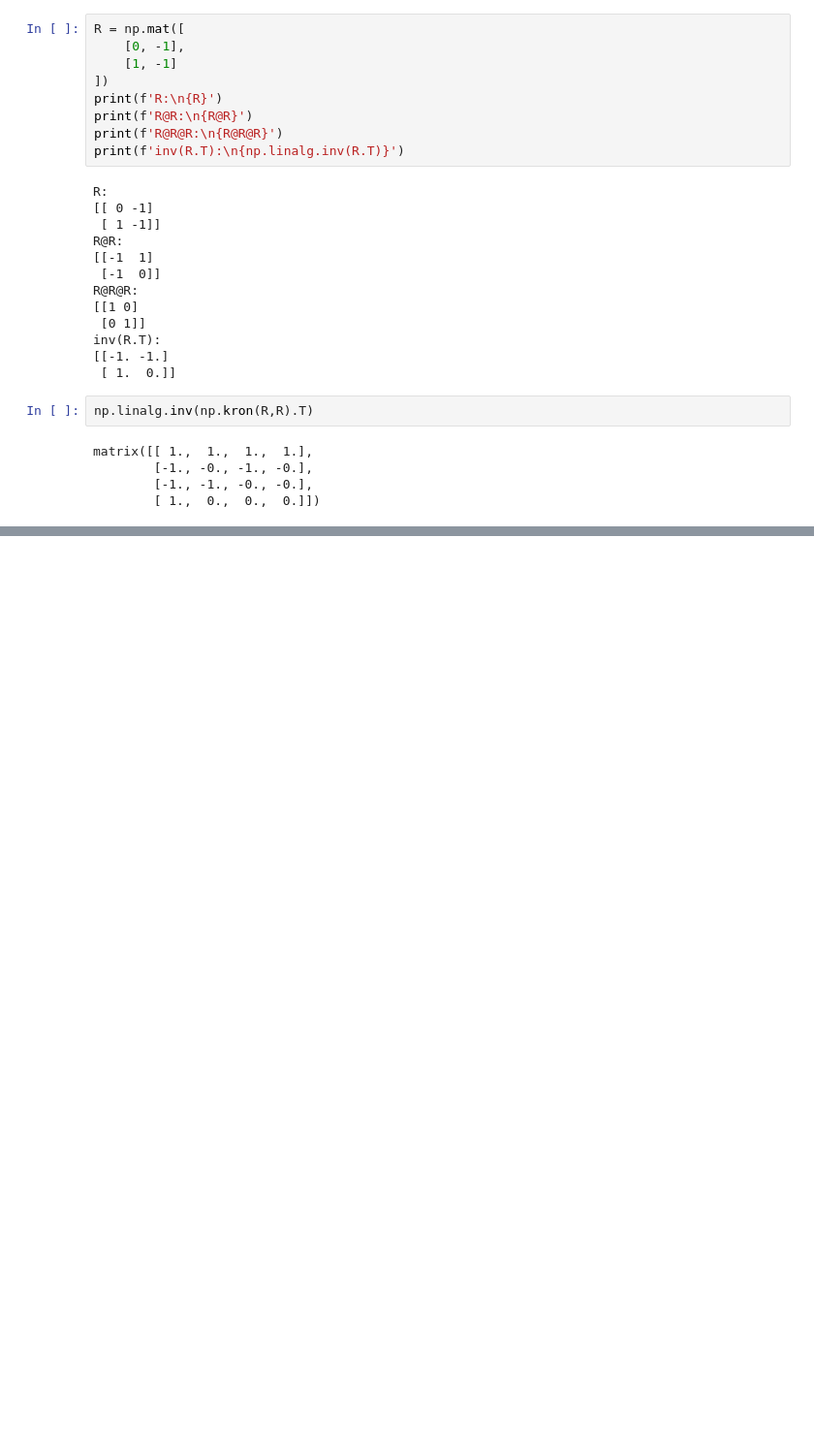
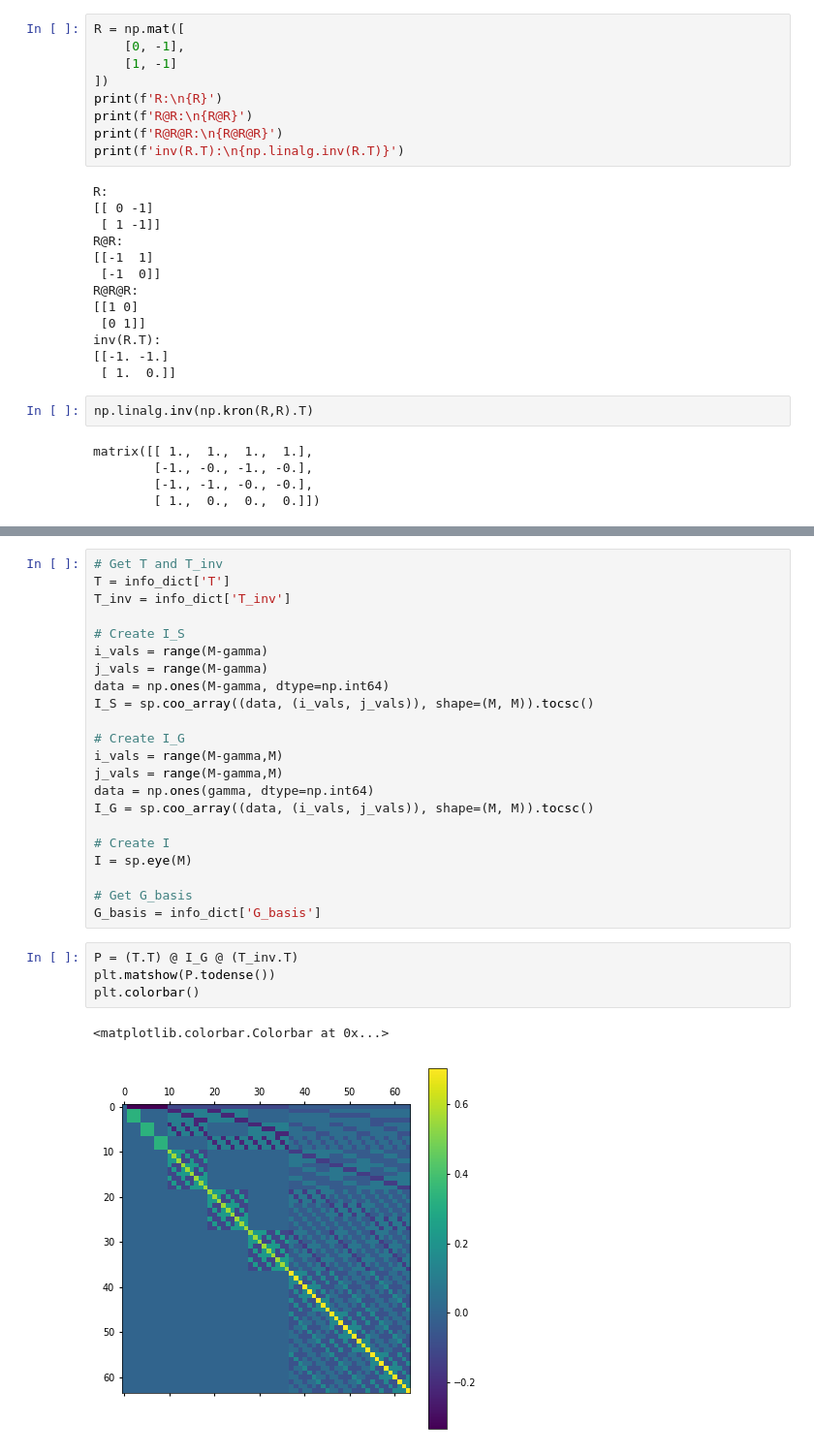
Before and after one commit to jbkinney/23_posfai, a Jupyter notebook: paper2/fig_3.ipynb, the cells around one changed output, grey strips where cells are left out. Shown: that part at 97% size. Saved outputs shown, nothing was run; the diff lists cells and outputs as text; blank space fills up the shorter version.

```diff
--- a/paper2/fig_3.ipynb
+++ b/paper2/fig_3.ipynb
@@ -278,0 +339,29 @@ matrix([[ 1.,  1.,  1.,  1.],
+# %%
+# Get T and T_inv
+T = info_dict['T']
+T_inv = info_dict['T_inv']
+
+# Create I_S
+i_vals = range(M-gamma)
+j_vals = range(M-gamma)
+data = np.ones(M-gamma, dtype=np.int64)
+I_S = sp.coo_array((data, (i_vals, j_vals)), shape=(M, M)).tocsc()
+
+# Create I_G
+i_vals = range(M-gamma,M)
+j_vals = range(M-gamma,M)
+data = np.ones(gamma, dtype=np.int64)
+I_G = sp.coo_array((data, (i_vals, j_vals)), shape=(M, M)).tocsc()
+
+# Create I
+I = sp.eye(M)
+
+# Get G_basis
+G_basis = info_dict['G_basis']
+# %%
+P = (T.T) @ I_G @ (T_inv.T)
+plt.matshow(P.todense())
+plt.colorbar()
+# %% [output]
+<matplotlib.colorbar.Colorbar at 0x...>
+[figure, added]
```
Also changed, not shown: parts of 7 cells of this notebook, 48 other files.
